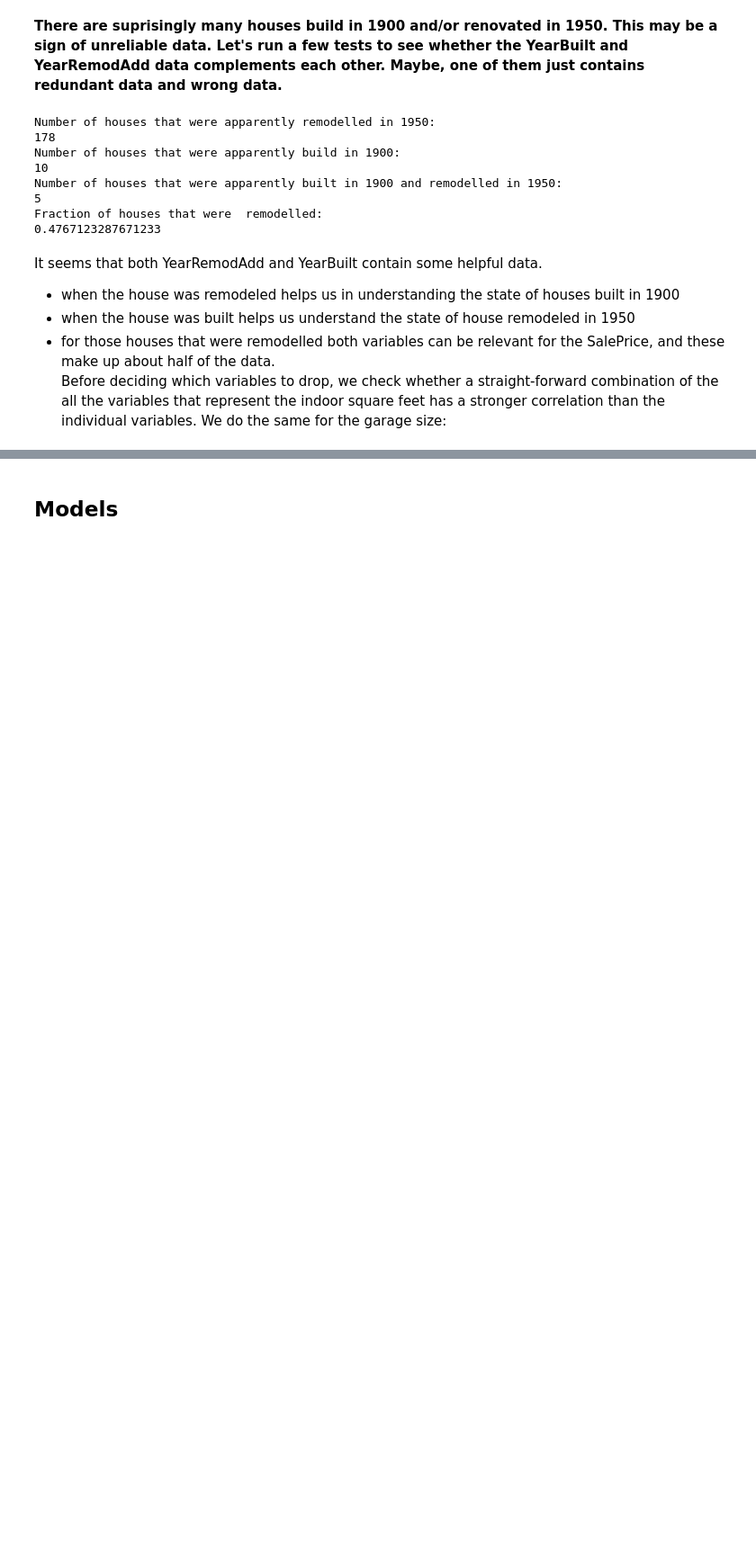
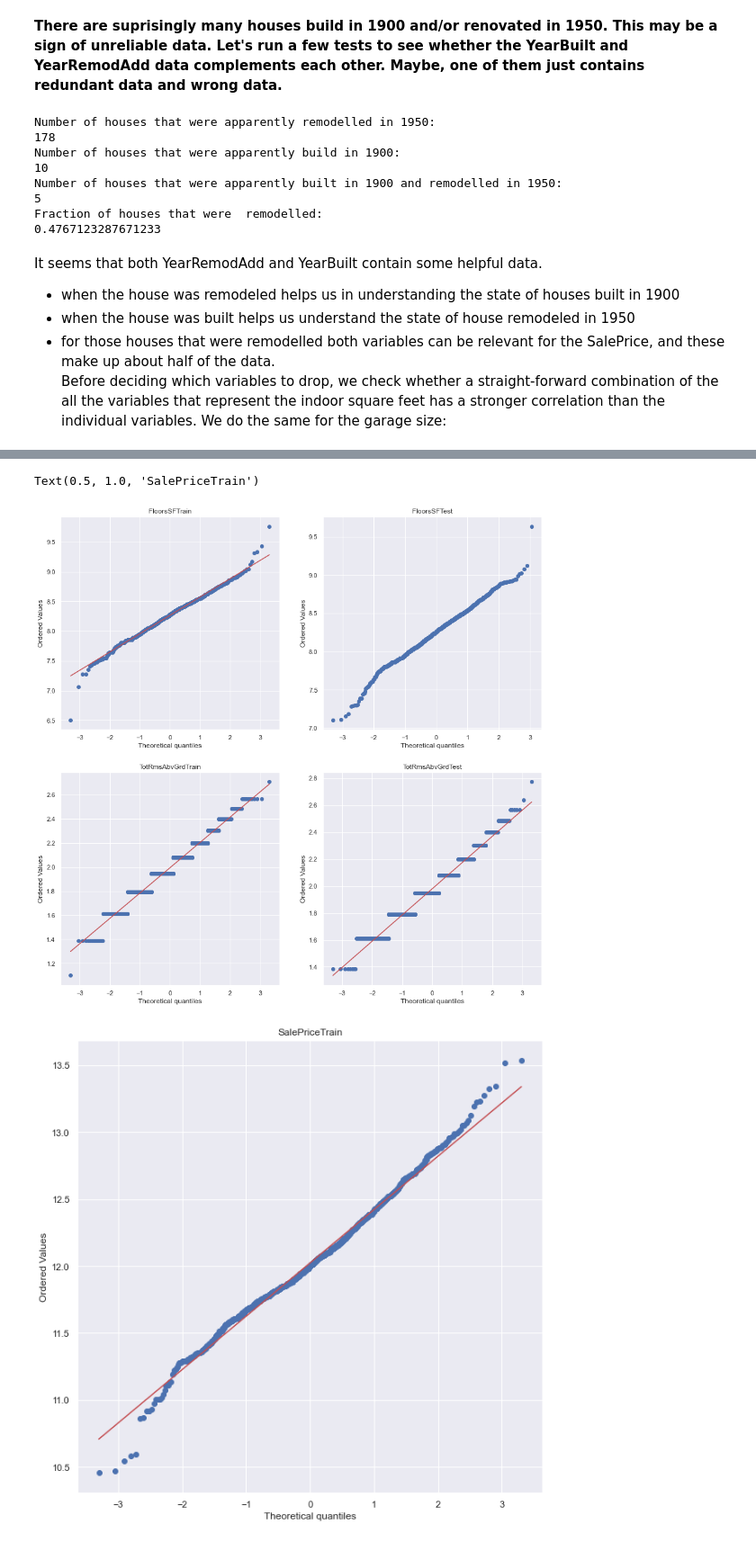
Before and after one commit to Ak-Gautam/Regularised_L_M, a Jupyter notebook: RLM.ipynb, the cells around one changed output, grey strips where cells are left out. Shown: that part at 90% size. Drawn from its saved outputs; the diff is of its cells as text; code cells hidden in the pictures; blank space fills up the shorter version.

```diff
--- a/RLM.ipynb
+++ b/RLM.ipynb
@@ -243,6 +316,0 @@ array([[<AxesSubplot:title={'center':'price'}>,
-# %%
-matplotlib.rcParams['figure.figsize'] = (10, 5)
-
-prices1 = pd.DataFrame({"price":train["SalePrice"], "log10(price)":np.log10(train["SalePrice"])})
-
-prices1.hist()
@@ -253,6 +316,0 @@ array([[<AxesSubplot:title={'center':'price'}>,
-# %%
-matplotlib.rcParams['figure.figsize'] = (10, 5)
-
-prices2 = pd.DataFrame({"price":train["SalePrice"], "log10(price)/2":np.log10(train["SalePrice"]) / 2})
-
-prices2.hist()
@@ -263,4 +316,0 @@ array([[<AxesSubplot:title={'center':'price'}>,
-# %%
-# transform the target based on the findings of previous step
-train["SalePrice"] = np.log10(train["SalePrice"]) / 2
-train.head()
@@ -306,2 +317,30 @@ y = train.SalePrice
-# %% [markdown]
-## Models
+# %%
+# data transformation by taking the logarithm
+df_train = train.copy()
+df_test  = test.copy()
+df_train['FloorsSF'] = np.log1p(train['FloorsSF'])
+df_test['FloorsSF'] = np.log1p(test['FloorsSF'])
+df_train['TotRmsAbvGrd'] = np.log1p(train['TotRmsAbvGrd'])
+df_test['TotRmsAbvGrd'] = np.log1p(test['TotRmsAbvGrd'])
+df_train['SalePrice'] = np.log1p(train['SalePrice'])
+figa = plt.figure(figsize=(15,15))
+ax1 = plt.subplot(221)
+results = stats.probplot(df_train['FloorsSF'], plot=ax1)
+ax1.set_title("FloorsSFTrain")
+ax2 = plt.subplot(222)
+results = stats.probplot(df_test['FloorsSF'], plot=ax2)
+ax2.set_title("FloorsSFTest")
+ax3 = plt.subplot(223)
+results = stats.probplot(df_train['TotRmsAbvGrd'], plot=ax3)
+ax3.set_title("TotRmsAbvGrdTrain")
+ax4 = plt.subplot(224)
+results = stats.probplot(df_test['TotRmsAbvGrd'], plot=ax4)
+ax4.set_title("TotRmsAbvGrdTest")
+figc=plt.figure(figsize=(10,10))
+ax4 = plt.subplot(111)
+results = stats.probplot(df_train['SalePrice'], plot=ax4)
+ax4.set_title("SalePriceTrain")
+# %% [output]
+Text(0.5, 1.0, 'SalePriceTrain')
+[figure, added]
+[figure, added]
```
Also changed, not shown: parts of 24 cells of this notebook.
